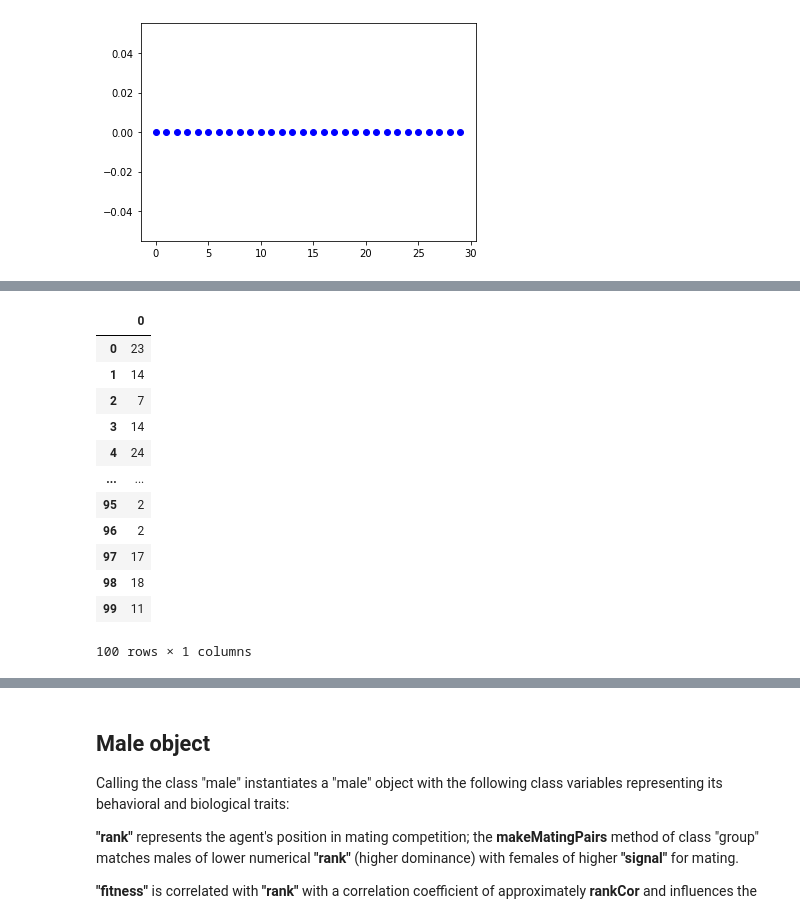
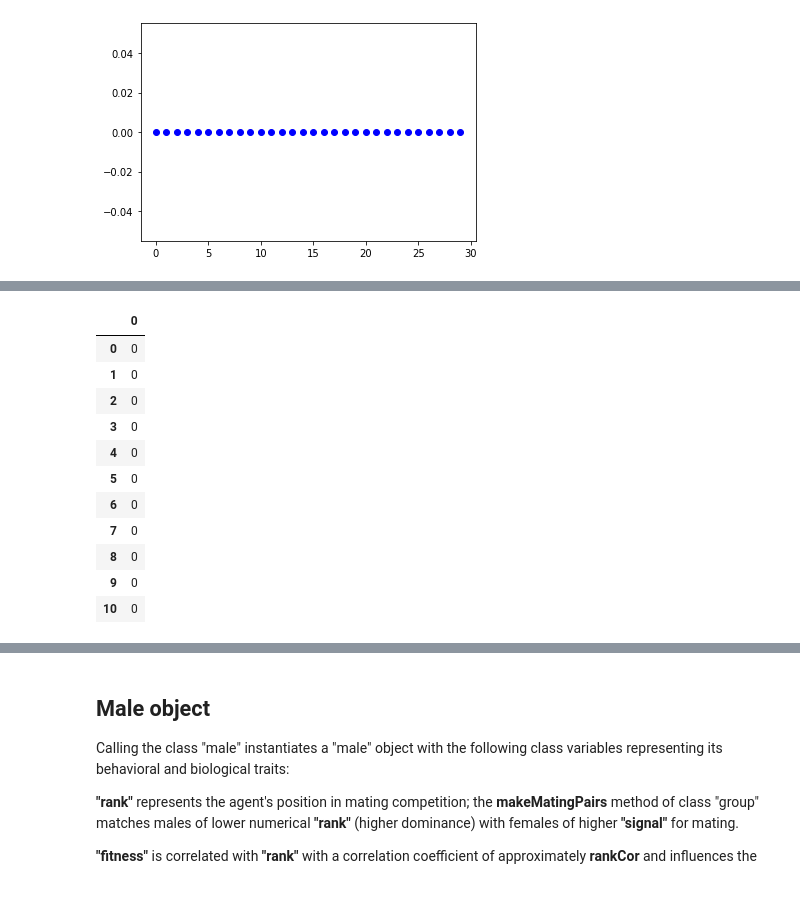
Before and after one commit to kevinrosenfield/FertilitySignalsABM, a Jupyter notebook: fertSignals_0d_GA_v2.ipynb, the cells around one changed output, grey strips where cells are left out. Cells and saved outputs as stored; diff of their text form; code cells hidden in the pictures.

```diff
--- a/fertSignals_0d_GA_v2.ipynb
+++ b/fertSignals_0d_GA_v2.ipynb
@@ -473,0 +454,42 @@ IDs2
+# %%
+modelLength = 1
+model = evolvingModel()
+
+cycles = math.ceil(modelLength / cycleLength)
+
+IDs = pd.DataFrame([[d] * modelLength for d in range(nFemales)])
+cycleDays = pd.DataFrame([f.cycleDay-1 for f in model.groups[0].females])
+IDs2 = IDs.copy()
+IDs3 = IDs.copy()
+
+signals = pd.DataFrame([(
+    f.signalList[cycleDays.iloc[f.ID,0]-1:30] + f.signalList*cycles)[1:
+    modelLength+1] for f in model.groups[0].females])
+
+signals = pd.DataFrame([model.groups[0].tieBreaker[nFemales * (i-1):nFemales * i] for i in range(1,modelLength+1)]).T + signals
+signals2 = signals.copy()
+signals3 = signals.copy()
+
+conceptionRisks = pd.DataFrame([(
+    conceptionProbabilityList[cycleDays.iloc[f.ID,0]-1:30] + conceptionProbabilityList*cycles)[1:
+    modelLength+1] for f in model.groups[0].females])
+
+fitnesses = pd.DataFrame([model.groups[0].fitnessList for i in range(1,modelLength+1)]).T
+
+conceptionRisks2 = conceptionRisks.copy()
+
+for x in range(modelLength):
+    IDs2[x] = [i for _,i in sorted(zip(signals[x],IDs2[x]),reverse=True)]
+    conceptionRisks2[x] = [i for _, i in sorted(zip(signals2[x],conceptionRisks2[x]),reverse=True)]
+
+maleReproductiveSuccess = conceptionRisks2.multiply(fitnesses)
+maleReproductiveSuccess2 = pd.DataFrame(maleReproductiveSuccess.copy())
+
+femaleReproductiveSuccess = pd.DataFrame([[i for _,i in sorted(zip(signals3[x],maleReproductiveSuccess2[x]),reverse=True)] for x in range(modelLength)]).T
+maleReproductiveSuccess2 = maleReproductiveSuccess2
+
+model.groups[0].runModel()
+
+print(pd.DataFrame([f.reproductiveSuccess for f in model.groups[0].females],[m.reproductiveSuccess for m in model.groups[0].males]))
+
+print(pd.concat([femaleReproductiveSuccess,maleReproductiveSuccess2], axis = 1))
@@ -474,17 +514,15 @@ IDs2
 # %%
-cycleDays = pd.DataFrame([f.cycleDay for f in model.groups[0].females])
-cycleDays
+pd.DataFrame([(conceptionProbabilityList[cycleDays.iloc[f.ID,0]-1:30] + conceptionProbabilityList*cycles)[1:modelLength+1] for f in model.groups[0].females])
 # %% [output]
 |  | 0 |
-| 0 | 23 |
-| 1 | 14 |
-| 2 | 7 |
-| 3 | 14 |
-| 4 | 24 |
-| ... | ... |
-| 95 | 2 |
-| 96 | 2 |
-| 97 | 17 |
-| 98 | 18 |
-| 99 | 11 |
+| 0 | 0 |
+| 1 | 0 |
+| 2 | 0 |
+| 3 | 0 |
+| 4 | 0 |
+| 5 | 0 |
+| 6 | 0 |
+| 7 | 0 |
+| 8 | 0 |
+| 9 | 0 |
+| 10 | 0 |
-100 rows × 1 columns
```
Also changed, not shown: parts of 11 cells of this notebook.
